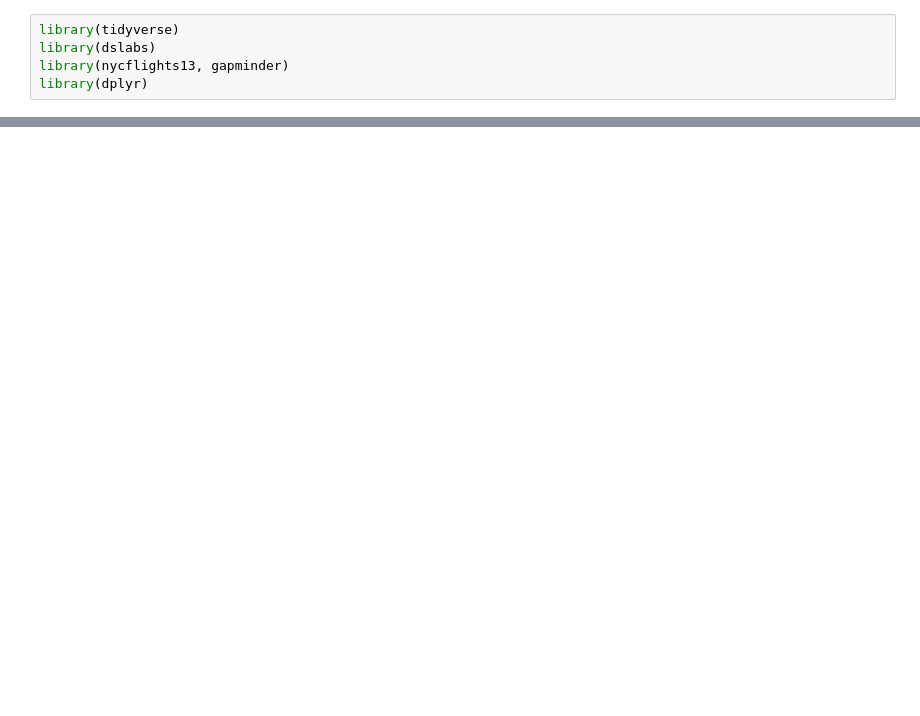
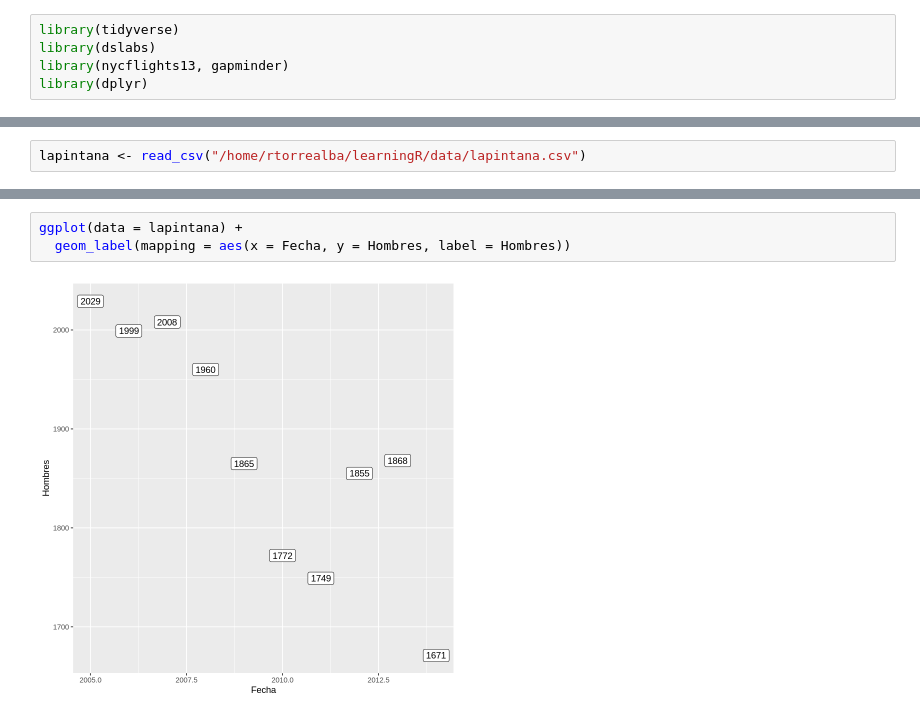
Before and after one commit to rafatorrealba/learningR, a Jupyter notebook: poblacion.ipynb, the cells around one changed output, grey strips where cells are left out. Saved outputs shown, nothing was run; the diff lists cells and outputs as text; blank space fills up the shorter version.

```diff
--- a/poblacion.ipynb
+++ b/poblacion.ipynb
@@ -47,0 +6,2 @@ head(poblacion_2002_2020) %>%
+# %%
+lapintana <- read_csv("/home/rtorrealba/learningR/data/lapintana.csv")
@@ -47,0 +31,5 @@ head(poblacion_2002_2020) %>%
+# %%
+ggplot(data = lapintana) +
+  geom_label(mapping = aes(x = Fecha, y = Hombres, label = Hombres))
+# %% [output]
+[figure, added]
```
Also changed, not shown: parts of 15 cells of this notebook, 4 other files.
